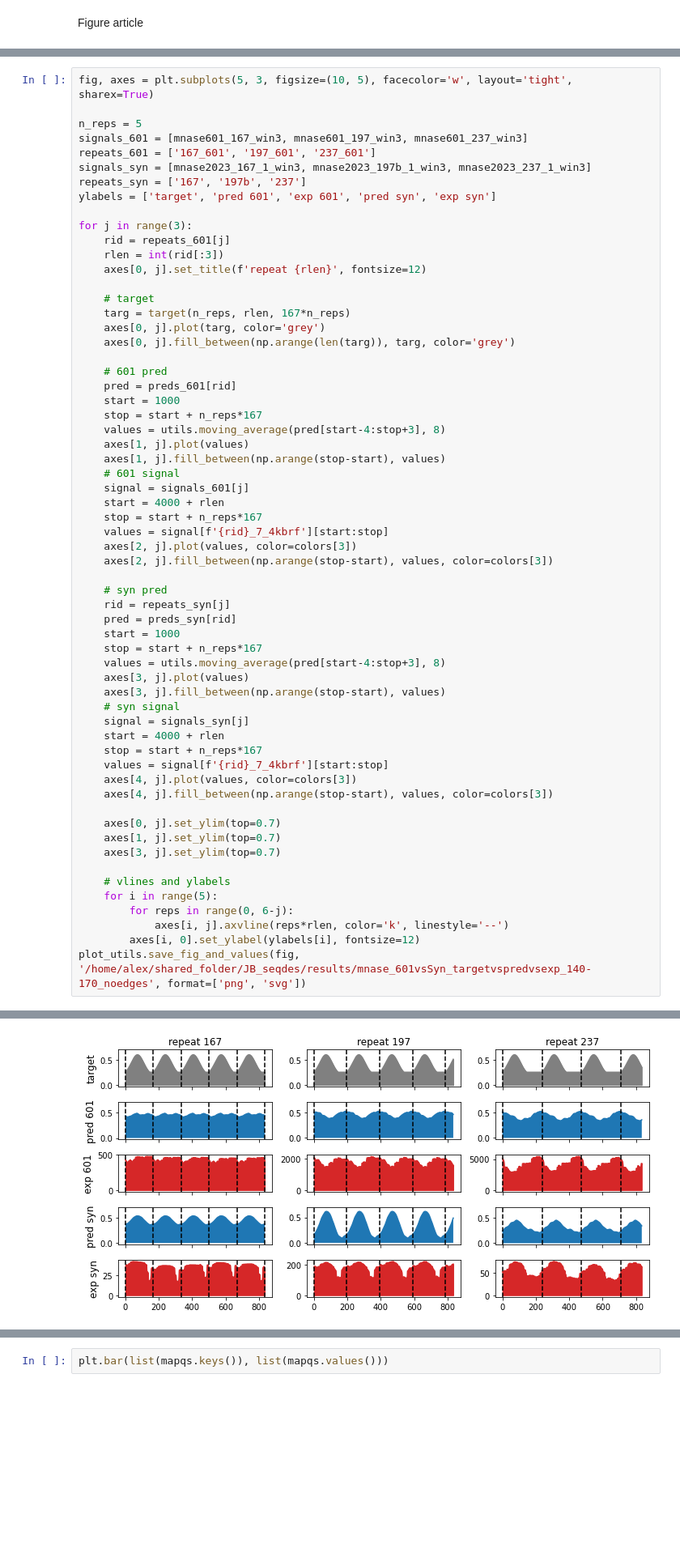
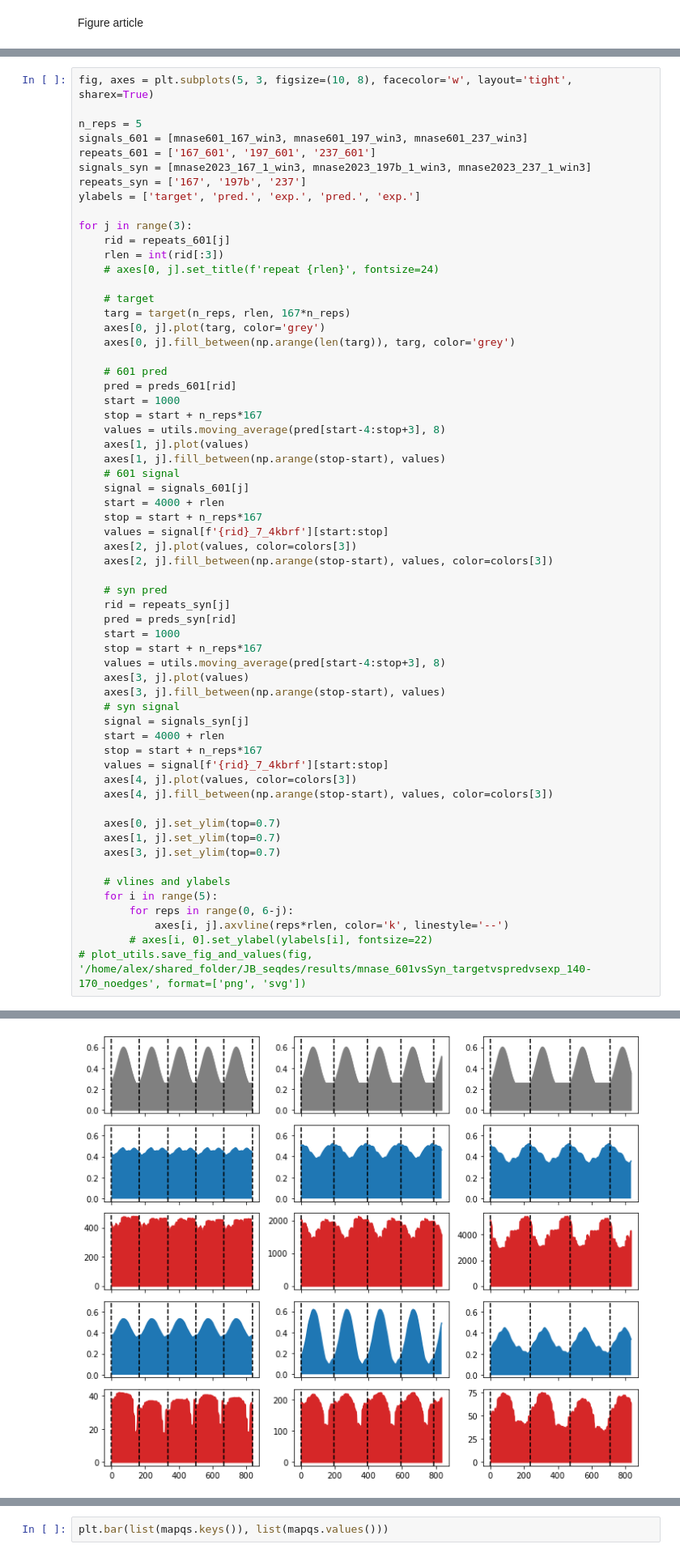
Before and after one commit to Alexwestbrook/mnhn-internship_DeepCNN_ChIP-seq, a Jupyter notebook: JB_alignment_analysis.ipynb, the cells around one changed output, grey strips where cells are left out. Shown at 81% size. Cells and saved outputs as stored; diff of their text form; blank space fills up the shorter version.

```diff
--- a/JB_alignment_analysis.ipynb
+++ b/JB_alignment_analysis.ipynb
@@ -731,19 +731,19 @@ def target(n_reps, replen, final_len=None):
         y_target = y_target[:final_len]
     return y_target
 # %%
-fig, axes = plt.subplots(5, 3, figsize=(10, 5), facecolor='w', layout='tight', sharex=True)
+fig, axes = plt.subplots(5, 3, figsize=(10, 8), facecolor='w', layout='tight', sharex=True)
 
 n_reps = 5
 signals_601 = [mnase601_167_win3, mnase601_197_win3, mnase601_237_win3]
 repeats_601 = ['167_601', '197_601', '237_601']
 signals_syn = [mnase2023_167_1_win3, mnase2023_197b_1_win3, mnase2023_237_1_win3]
 repeats_syn = ['167', '197b', '237']
-ylabels = ['target', 'pred 601', 'exp 601', 'pred syn', 'exp syn']
+ylabels = ['target', 'pred.', 'exp.', 'pred.', 'exp.']
 
 for j in range(3):
     rid = repeats_601[j]
     rlen = int(rid[:3])
-    axes[0, j].set_title(f'repeat {rlen}', fontsize=12)
+    # axes[0, j].set_title(f'repeat {rlen}', fontsize=24)
 
     # target
     targ = target(n_reps, rlen, 167*n_reps)
@@ -789,6 +789,6 @@ for j in range(3):
     for i in range(5):
         for reps in range(0, 6-j):
             axes[i, j].axvline(reps*rlen, color='k', linestyle='--')
-        axes[i, 0].set_ylabel(ylabels[i], fontsize=12)
-plot_utils.save_fig_and_values(fig, '/home/alex/shared_folder/JB_seqdes/results/mnase_601vsSyn_targetvspredvsexp_140-170_noedges', format=['png', 'svg'])
+        # axes[i, 0].set_ylabel(ylabels[i], fontsize=22)
+# plot_utils.save_fig_and_values(fig, '/home/alex/shared_folder/JB_seqdes/results/mnase_601vsSyn_targetvspredvsexp_140-170_noedges', format=['png', 'svg'])
 # %% [output]
@@ -798,4 +795,4 @@ plot_utils.save_fig_and_values(fig, '/home/alex/shared_folder/JB_seqdes/results/
-[figure, old version]
+[figure, new version]
 # %%
 bam_file = '/home/alex/shared_folder/JB_seqdes/Projet_Julien/MNase_08_2023/NG-34039_237_44_1_lib713582_10294_1_trimfiltered_max250.sorted.bam'
 with pysam.AlignmentFile(bam_file, 'rb') as f:
```
Also changed, not shown: parts of 1 cell of this notebook, 2 other files.
